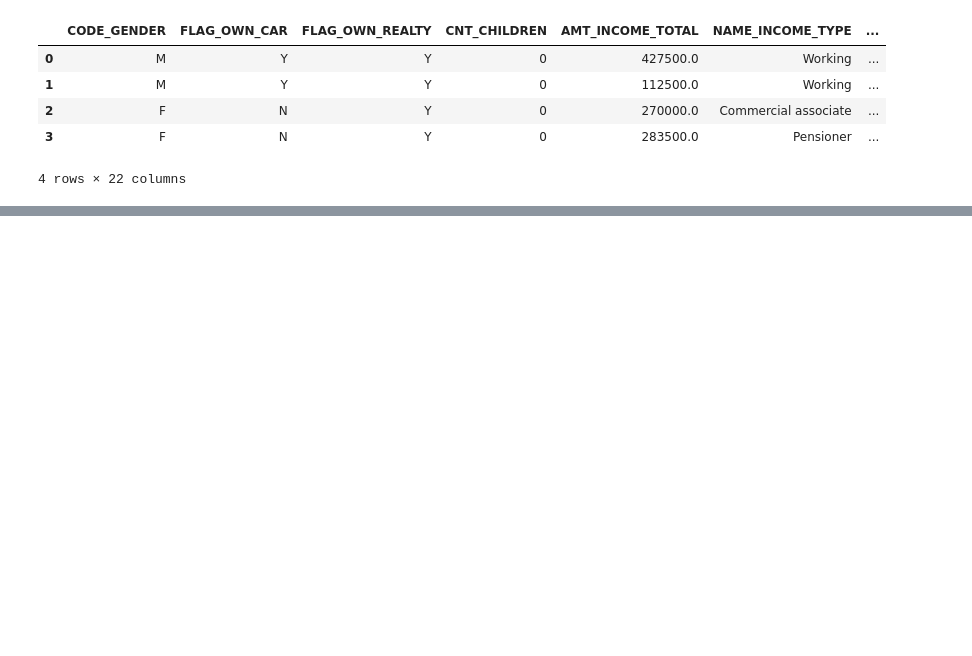
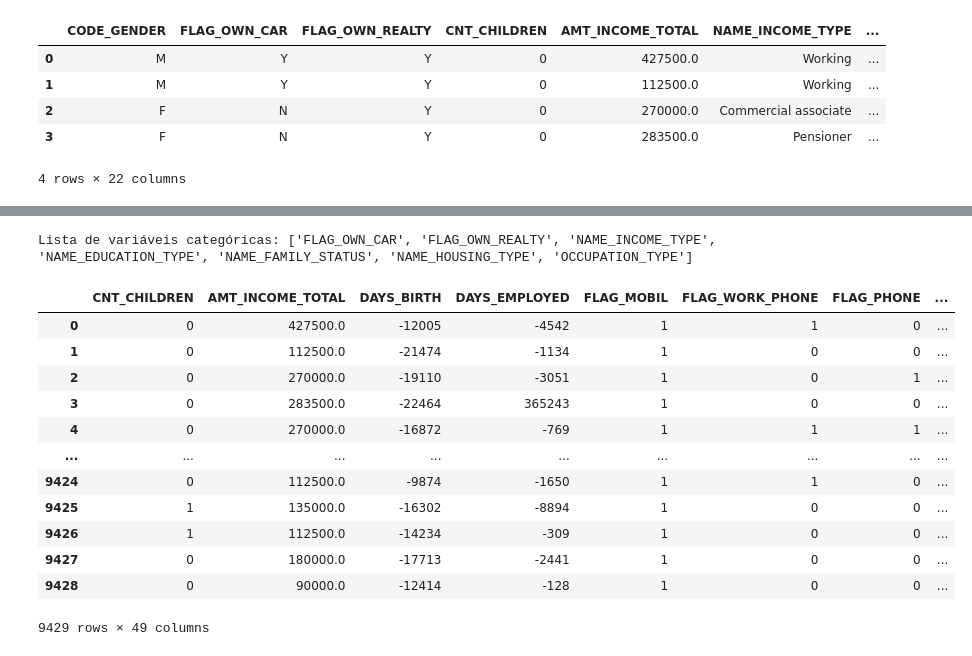
Before and after one commit to thomaschiari/Credit-Analysis-01, a Jupyter notebook: Classificacao_Credito.ipynb, the cells around one changed output, grey strips where cells are left out. Saved outputs shown, nothing was run; the diff lists cells and outputs as text; code cells hidden in the pictures; blank space fills up the shorter version.

Commit message:
Random Forest Model inicial

```diff
--- a/Classificacao_Credito.ipynb
+++ b/Classificacao_Credito.ipynb
@@ -202,3 +206,10 @@ df_cred_.head(4)
 | 2 | F | N | Y | 0 | 270000.0 | Commercial associate | ... |
 | 3 | F | N | Y | 0 | 283500.0 | Pensioner | ... |
 4 rows × 22 columns
+# %%
+df_model = df_cred_.drop(['CODE_GENDER', 'STATUS'], axis=1)
+metadata = pd.DataFrame(df_model.dtypes, columns = ['TYPE'])
+metadata['N_CAT'] = 0
+for var in metadata.index:
+    metadata.loc[var,'N_CAT'] = len(df_model.groupby([var]).size())
+metadata
@@ -204,0 +234,21 @@ df_cred_.head(4)
+# %%
+obj_var = [var for var in metadata.index if metadata['TYPE'][var] == 'object']
+print(f'Lista de variáveis categóricas: {obj_var}')
+
+df_model = pd.get_dummies(df_model, columns=[x for x in obj_var], drop_first=True)
+df_model
+# %% [output]
+Lista de variáveis categóricas: ['FLAG_OWN_CAR', 'FLAG_OWN_REALTY', 'NAME_INCOME_TYPE', 'NAME_EDUCATION_TYPE', 'NAME_FAMILY_STATUS', 'NAME_HOUSING_TYPE', 'OCCUPATION_TYPE']
+|  | CNT_CHILDREN | AMT_INCOME_TOTAL | DAYS_BIRTH | DAYS_EMPLOYED | FLAG_MOBIL | FLAG_WORK_PHONE | FLAG_PHONE | ... |
+| 0 | 0 | 427500.0 | -12005 | -4542 | 1 | 1 | 0 | ... |
+| 1 | 0 | 112500.0 | -21474 | -1134 | 1 | 0 | 0 | ... |
+| 2 | 0 | 270000.0 | -19110 | -3051 | 1 | 0 | 1 | ... |
+| 3 | 0 | 283500.0 | -22464 | 365243 | 1 | 0 | 0 | ... |
+| 4 | 0 | 270000.0 | -16872 | -769 | 1 | 1 | 1 | ... |
+| ... | ... | ... | ... | ... | ... | ... | ... | ... |
+| 9424 | 0 | 112500.0 | -9874 | -1650 | 1 | 1 | 0 | ... |
+| 9425 | 1 | 135000.0 | -16302 | -8894 | 1 | 0 | 0 | ... |
+| 9426 | 1 | 112500.0 | -14234 | -309 | 1 | 0 | 0 | ... |
+| 9427 | 0 | 180000.0 | -17713 | -2441 | 1 | 0 | 0 | ... |
+| 9428 | 0 | 90000.0 | -12414 | -128 | 1 | 0 | 0 | ... |
+9429 rows × 49 columns
```
Also changed, not shown: parts of 8 cells of this notebook.
